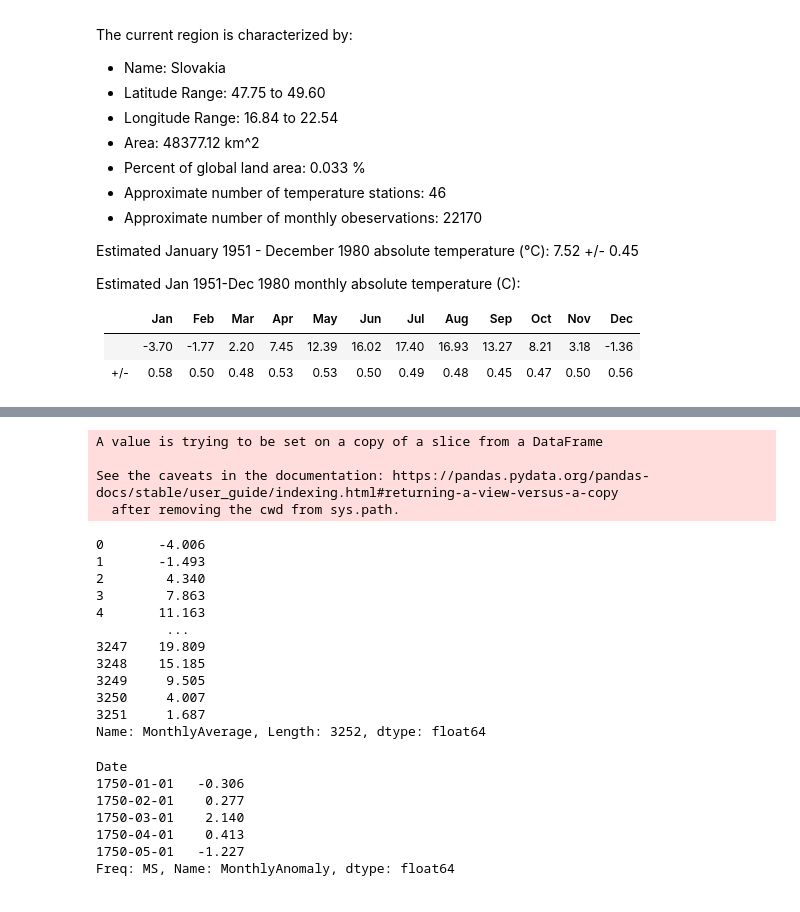
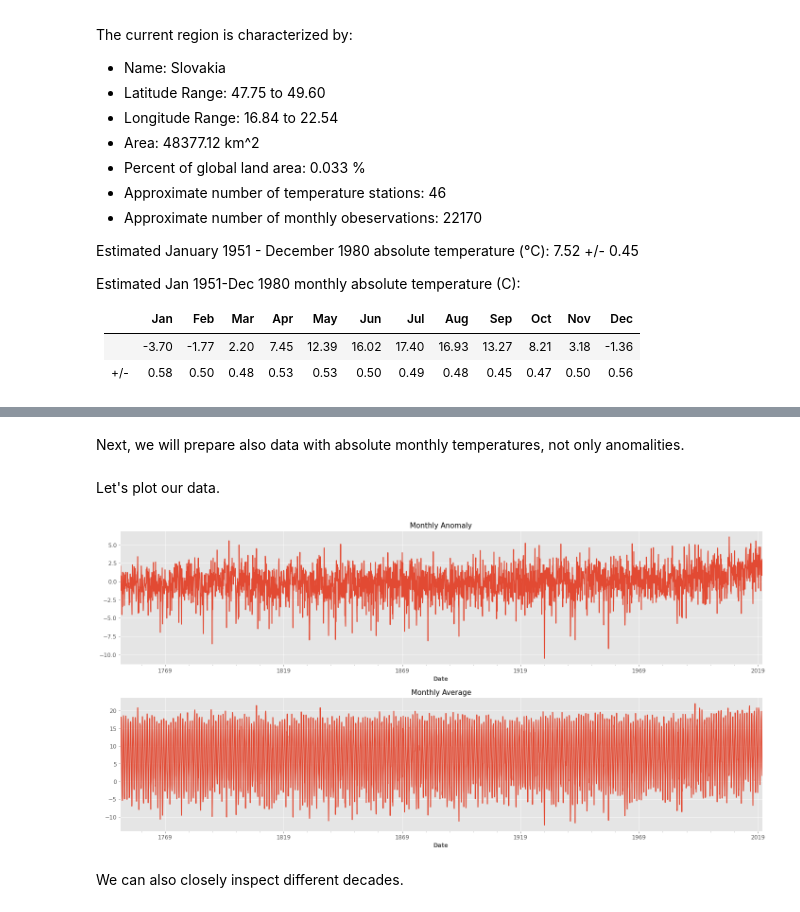
Before and after one commit to reibek/progn-semestral-work, a Jupyter notebook: Progonstics_Semestral_work_NEW.ipynb, the cells around one changed output, grey strips where cells are left out. Drawn from its saved outputs; the diff is of its cells as text; code cells hidden in the pictures.

```diff
--- a/Progonstics_Semestral_work_NEW.ipynb
+++ b/Progonstics_Semestral_work_NEW.ipynb
@@ -140,3 +143,6 @@ df.head()
+# %%
+df.drop(['Month', 'Year', 'MonthlyAnomalyUnc', 'AnnualAnomaly', 'AnnuralAnomalyUnc', 'FiveYearAnomaly', 'FiveYearAnomalyUnc', 'TenYearAnomaly', 'TenYearAnomalyUnc', 'TwentyYearAnomaly', 'TwentyYearAnomalyUnc'],
+        axis='columns', inplace=True)
 # %%
 df.isnull().sum()
 # %% [output]
@@ -147,40 +155,25 @@ dtype: int64
+# %% [markdown]
+Next, we will prepare also data with absolute monthly temperatures, not only anomalities.
 # %%
 df['MonthlyAverage'] = 0.0
 
-for i in range(0, df.Month.size):
+for i in range(0, df.MonthlyAnomaly.size):
     df.MonthlyAverage[i] = df.MonthlyAnomaly[i] + monthly_abs_temperature[i % 12]
-# %% [output]
-A value is trying to be set on a copy of a slice from a DataFrame
-
-See the caveats in the documentation: https://pandas.pydata.org/pandas-docs/stable/user_guide/indexing.html#returning-a-view-versus-a-copy
-  after removing the cwd from sys.path.
-0       -4.006
-1       -1.493
-2        4.340
-3        7.863
-4       11.163
-         ...
-3247    19.809
-3248    15.185
-3249     9.505
-3250     4.007
-3251     1.687
-Name: MonthlyAverage, Length: 3252, dtype: float64
-# %%
-cols=['Year', 'Month']
-df['Date'] = df[cols].apply(lambda x: '-'.join(x.values.astype(str)), axis="columns")
-df['Date']=pd.to_datetime(df['Date'])
-df = df.set_index('Date')
-df = df.asfreq('MS')
-
-df_anom = df['MonthlyAnomaly']
-df_anom = df_anom.fillna(method='bfill')
-df_anom.head()
-# %% [output]
-Date
-1750-01-01   -0.306
-1750-02-01    0.277
-1750-03-01    2.140
-1750-04-01    0.413
-1750-05-01   -1.227
-Freq: MS, Name: MonthlyAnomaly, dtype: float64
+# %% [markdown]
+Let's plot our data.
+# %%
+plt.figure(figsize=(20,10))
+
+plt.subplot(2,1,1)
+plt.title('Monthly Anomaly',fontsize=15)
+df.MonthlyAnomaly.plot()
+
+plt.subplot(2,1,2)
+plt.title('Monthly Average',fontsize=15)
+df.MonthlyAverage.plot()
+
+plt.tight_layout()
+# %% [output]
+[figure, added]
+# %% [markdown]
+We can also closely inspect different decades.
```
Also changed, not shown: parts of 42 cells of this notebook.
